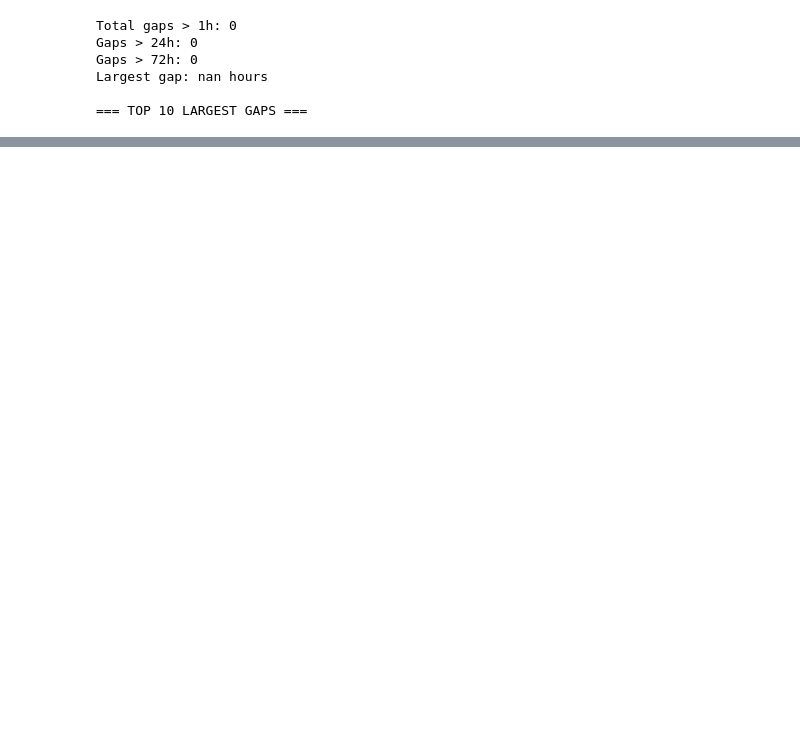
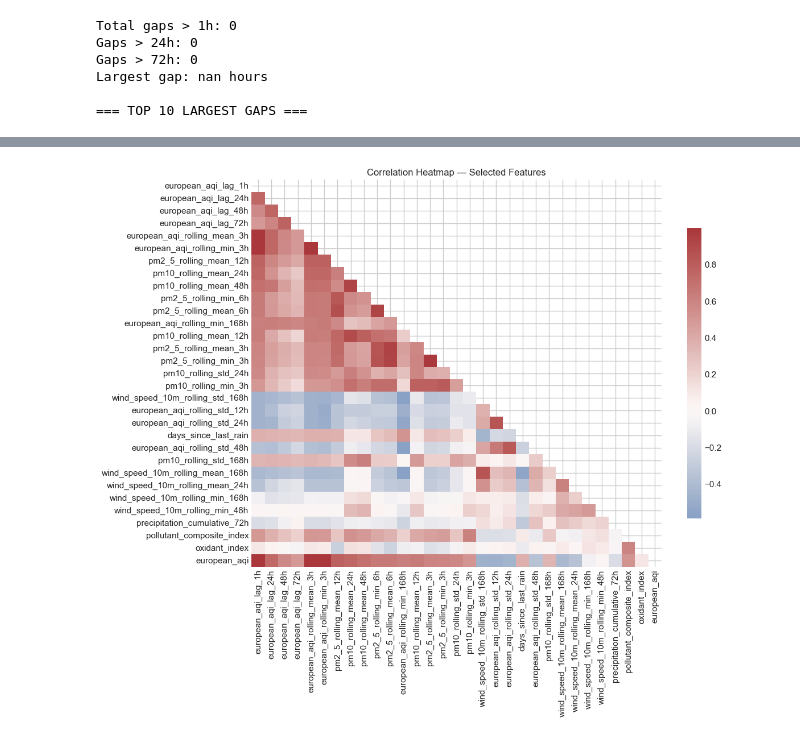
Before and after one commit to mwasifshkeel/pearls-aqi-predictor, a Jupyter notebook: src/eda/01_raw_exploration.ipynb, the cells around one changed output, grey strips where cells are left out. Cells and saved outputs as stored; diff of their text form; code cells hidden in the pictures; blank space fills up the shorter version.

```diff
--- a/src/eda/01_raw_exploration.ipynb
+++ b/src/eda/01_raw_exploration.ipynb
@@ -355,0 +357,13 @@ Your model RMSE ~12.4 — compare above to see actual uplift over naive baseline
+# %%
+import numpy as np
+from src.features.feature_catalog import TOP_FEATURES
+available = [f for f in TOP_FEATURES if f in data.columns]
+corr_cols = available[:30] + ['european_aqi'] if available else ['european_aqi']
+corr_df = data[corr_cols].dropna().corr()
+mask = np.triu(np.ones_like(corr_df, dtype=bool))
+plt.figure(figsize=(12,10))
+sns.heatmap(corr_df, mask=mask, cmap='vlag', center=0, annot=False, cbar_kws={'shrink':.75})
+plt.title('Correlation Heatmap — Selected Features')
+plt.tight_layout()
+# %% [output]
+[figure, added]
```
Also changed, not shown: parts of 13 cells of this notebook, 5 other files.
